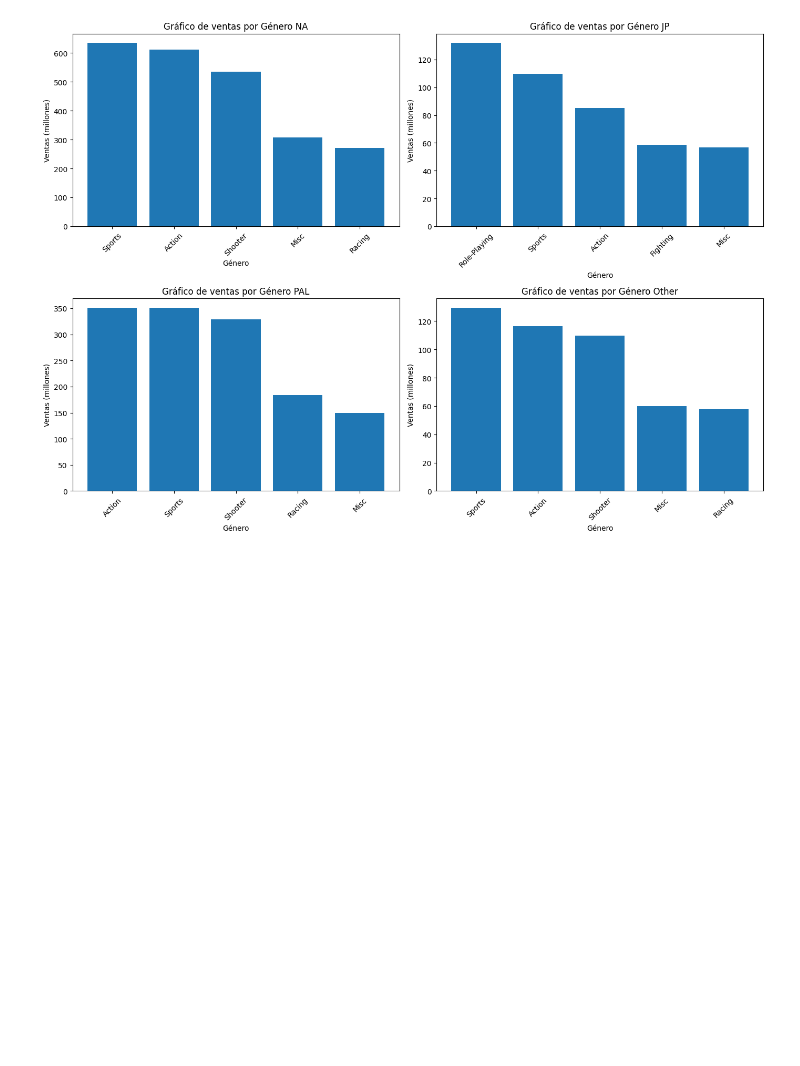
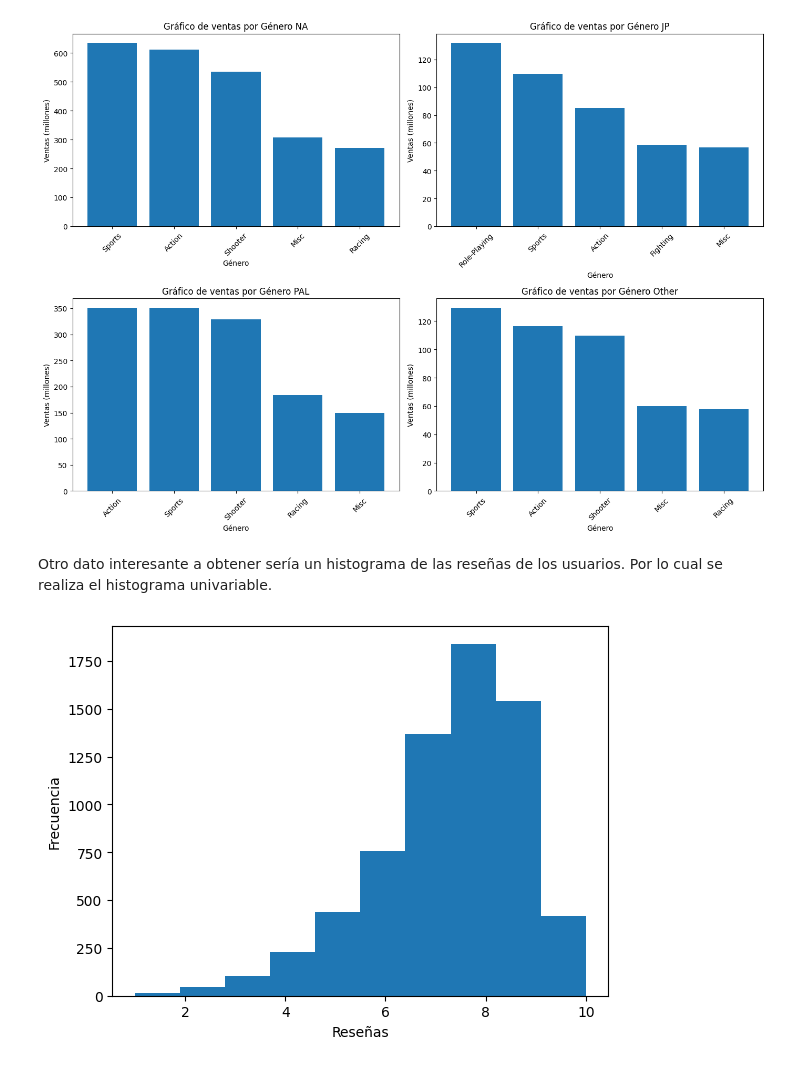
Before and after one commit to dmnunez1993/version-f-analisis-de-ventas-de-videojuegos-2024-examen, a Jupyter notebook: notebooks/exploracion-analisis-de-ventas-de-videojuegos-2024.ipynb, the cells around one changed output. Saved outputs shown, nothing was run; the diff lists cells and outputs as text; code cells hidden in the pictures; blank space fills up the shorter version.

```diff
--- a/notebooks/exploracion-analisis-de-ventas-de-videojuegos-2024.ipynb
+++ b/notebooks/exploracion-analisis-de-ventas-de-videojuegos-2024.ipynb
@@ -553,3 +594,15 @@ plt.tight_layout()
 plt.show()
 # %% [output]
 [figure]
+# %% [markdown]
+Otro dato interesante a obtener sería un histograma de las reseñas de los usuarios. Por lo cual se realiza el histograma univariable.
+# %%
+df_resenhas_no_vacias = df[df["critic_score"].notna()].sort_values("critic_score", ascending=True)
+resenhas = df_resenhas_no_vacias["critic_score"]
+
+plt.hist(resenhas)
+plt.xlabel("Reseñas")
+plt.ylabel("Frecuencia")
+plt.show()
+# %% [output]
+[figure, added]
```
Also changed, not shown: parts of 33 cells of this notebook, 1 other file.
